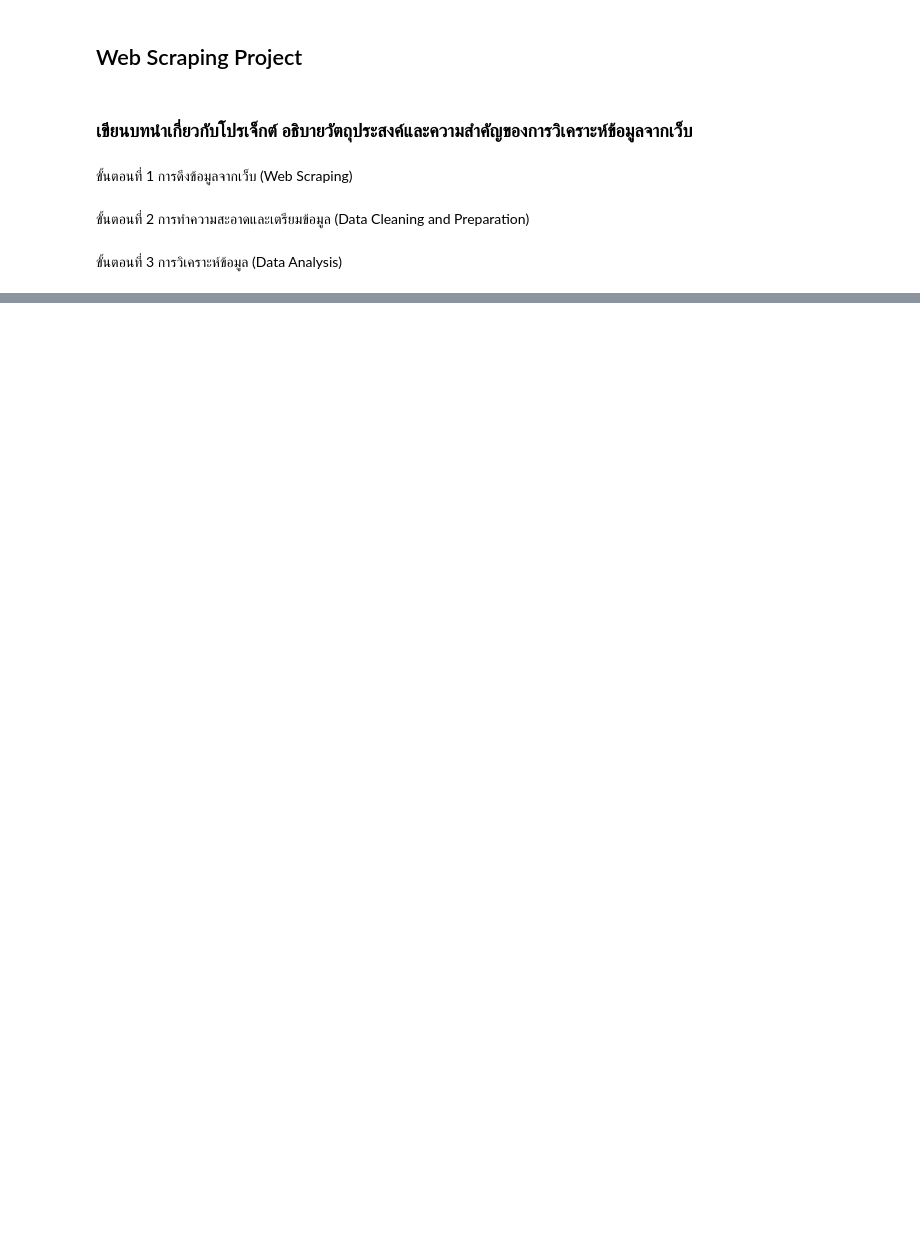
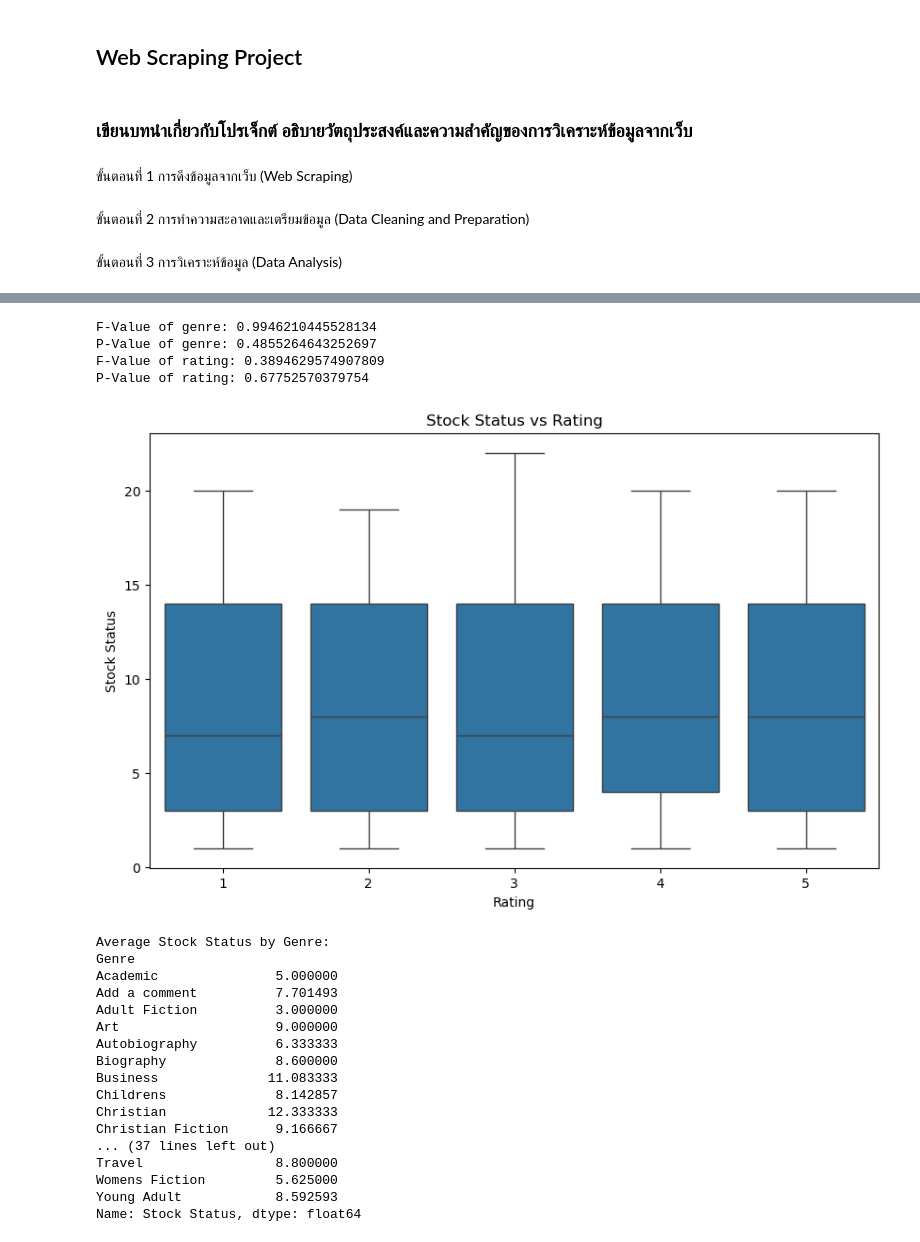
Before and after one commit to Pimmmvxg/CPE312-DataScience, a Jupyter notebook: AssignmentClass/assignment4/Web_Scraping_Project.ipynb, the cells around one changed output, grey strips where cells are left out. Saved outputs shown, nothing was run; the diff lists cells and outputs as text; code cells hidden in the pictures; blank space fills up the shorter version.

Commit message:
Modifier data analysis

```diff
--- a/AssignmentClass/assignment4/Web_Scraping_Project.ipynb
+++ b/AssignmentClass/assignment4/Web_Scraping_Project.ipynb
@@ -45,0 +58,58 @@ Name: Price, dtype: float64
+# %%
+#การทดสอบ ANOVA สำหรับความแตกต่างของราคาตาม Genre
+f_val, p_val = stats.f_oneway(*(df[df['Genre'] == genre]['Price'] for genre in df['Genre'].unique()))
+print("F-Value of genre:", f_val)
+print("P-Value of genre:", p_val)
+
+#------------------------------------------------------------------------------------------------------
+
+#การทดสอบ ANOVA สำหรับความแตกต่างของราคาตาม rating
+df['Rating_Category'] = pd.cut(df['Rating'],
+                               bins=[0, 2, 4, 5],  # กำหนดช่วงคะแนน
+                               labels=['Low', 'Medium', 'High'])  # ตั้งชื่อกลุ่ม
+# สร้างลิสต์ของข้อมูลราคาในแต่ละกลุ่มของ Rating
+price_by_rating = [df[df['Rating_Category'] == category]['Price'] for category in df['Rating_Category'].unique()]
+
+# ทำการทดสอบ ANOVA
+f_val, p_val = stats.f_oneway(*price_by_rating)
+
+print("F-Value of rating:", f_val)
+print("P-Value of rating:", p_val)
+# %% [output]
+F-Value of genre: 0.9946210445528134
+P-Value of genre: 0.4855264643252697
+F-Value of rating: 0.3894629574907809
+P-Value of rating: 0.67752570379754
+# %%
+import seaborn as sns
+import matplotlib.pyplot as plt
+# แสดงการกระจายของ Stock Status ตาม Rating
+plt.figure(figsize=(10, 6))
+sns.boxplot(y='Stock Status', x='Rating', data=df)
+plt.title('Stock Status vs Rating')
+plt.show()
+
+# การวิเคราะห์ความสัมพันธ์ของ Stock Status กับ Genre
+stock_status_genre = df.groupby('Genre')['Stock Status'].mean()
+
+print("Average Stock Status by Genre:")
+print(stock_status_genre)
+# %% [output]
+[figure, added]
+Average Stock Status by Genre:
+Genre
+Academic               5.000000
+Add a comment          7.701493
+Adult Fiction          3.000000
+Art                    9.000000
+Autobiography          6.333333
+Biography              8.600000
+Business              11.083333
+Childrens              8.142857
+Christian             12.333333
+Christian Fiction      9.166667
+... (37 lines left out)
+Travel                 8.800000
+Womens Fiction         5.625000
+Young Adult            8.592593
+Name: Stock Status, dtype: float64
```
Also changed, not shown: parts of 2 cells of this notebook.
